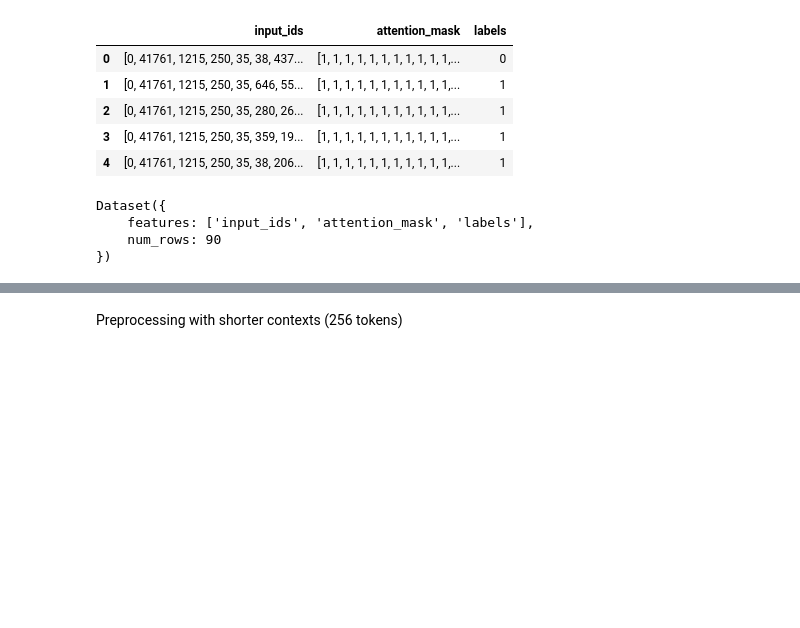
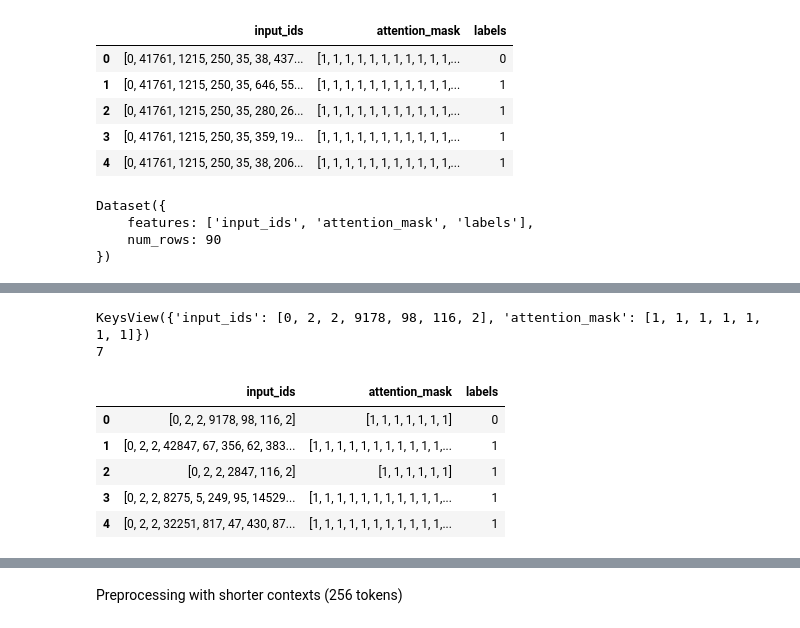
Before and after one commit to elisabeihofer-boop/ml2-final-project, a Jupyter notebook: notebooks/roberta.ipynb, the cells around one changed output, grey strips where cells are left out. Cells and saved outputs as stored; diff of their text form; code cells hidden in the pictures; blank space fills up the shorter version.

```diff
--- a/notebooks/roberta.ipynb
+++ b/notebooks/roberta.ipynb
@@ -149,0 +202,27 @@ Dataset({
+# %%
+# tokenizing test data: empty context
+test_tokenized_empty = test.apply(
+    lambda row: preprocess("", row["question"]),
+    axis=1
+)
+
+# checking
+print(test_tokenized_empty.iloc[0].keys())
+print(len(test_tokenized_empty.iloc[0]["input_ids"]))
+
+# converting tokenized data into dataframe
+test_encoded_empty = pd.DataFrame(test_tokenized_empty.tolist())
+
+# adding integer labels
+test_encoded_empty["labels"] = test["label_int"].to_numpy()
+
+test_encoded_empty.head()
+# %% [output]
+KeysView({'input_ids': [0, 2, 2, 9178, 98, 116, 2], 'attention_mask': [1, 1, 1, 1, 1, 1, 1]})
+7
+|  | input_ids | attention_mask | labels |
+| 0 | [0, 2, 2, 9178, 98, 116, 2] | [1, 1, 1, 1, 1, 1, 1] | 0 |
+| 1 | [0, 2, 2, 42847, 67, 356, 62, 383... | [1, 1, 1, 1, 1, 1, 1, 1, 1, 1, 1,... | 1 |
+| 2 | [0, 2, 2, 2847, 116, 2] | [1, 1, 1, 1, 1, 1] | 1 |
+| 3 | [0, 2, 2, 8275, 5, 249, 95, 14529... | [1, 1, 1, 1, 1, 1, 1, 1, 1, 1, 1,... | 1 |
+| 4 | [0, 2, 2, 32251, 817, 47, 430, 87... | [1, 1, 1, 1, 1, 1, 1, 1, 1, 1, 1,... | 1 |
```
Also changed, not shown: parts of 11 cells of this notebook.
